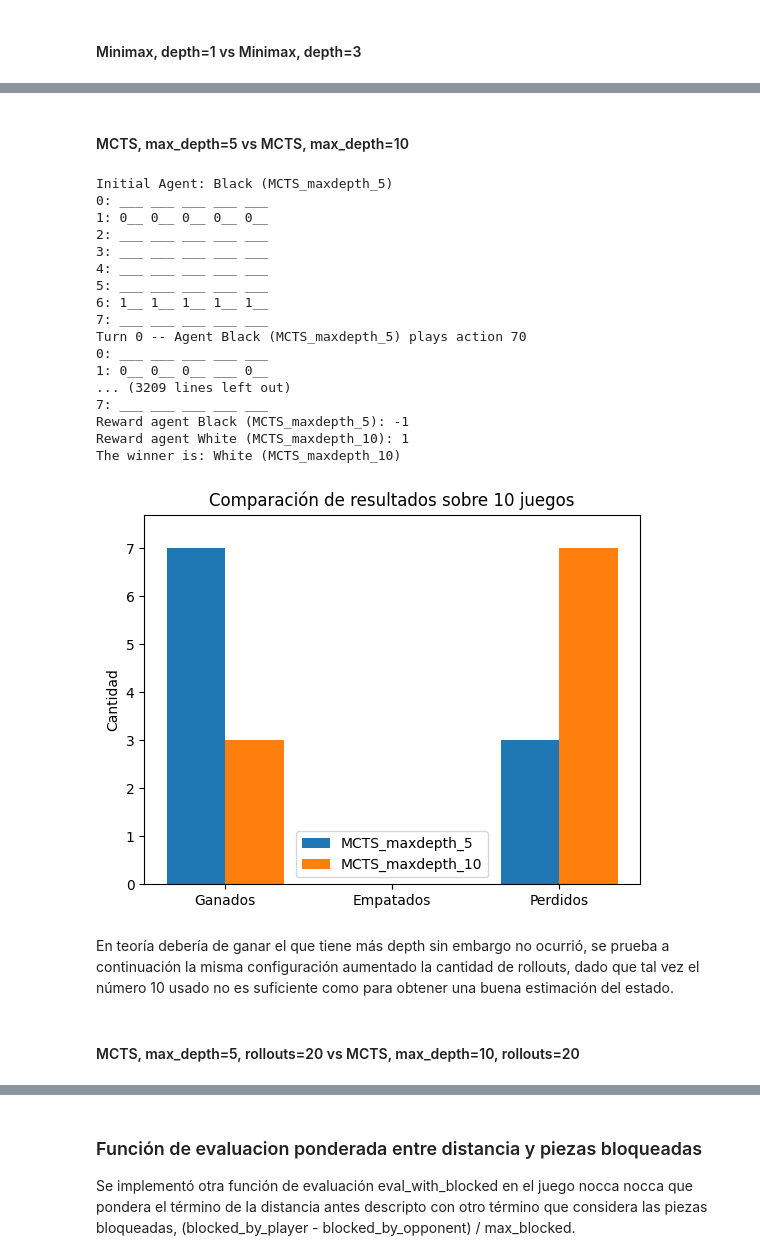
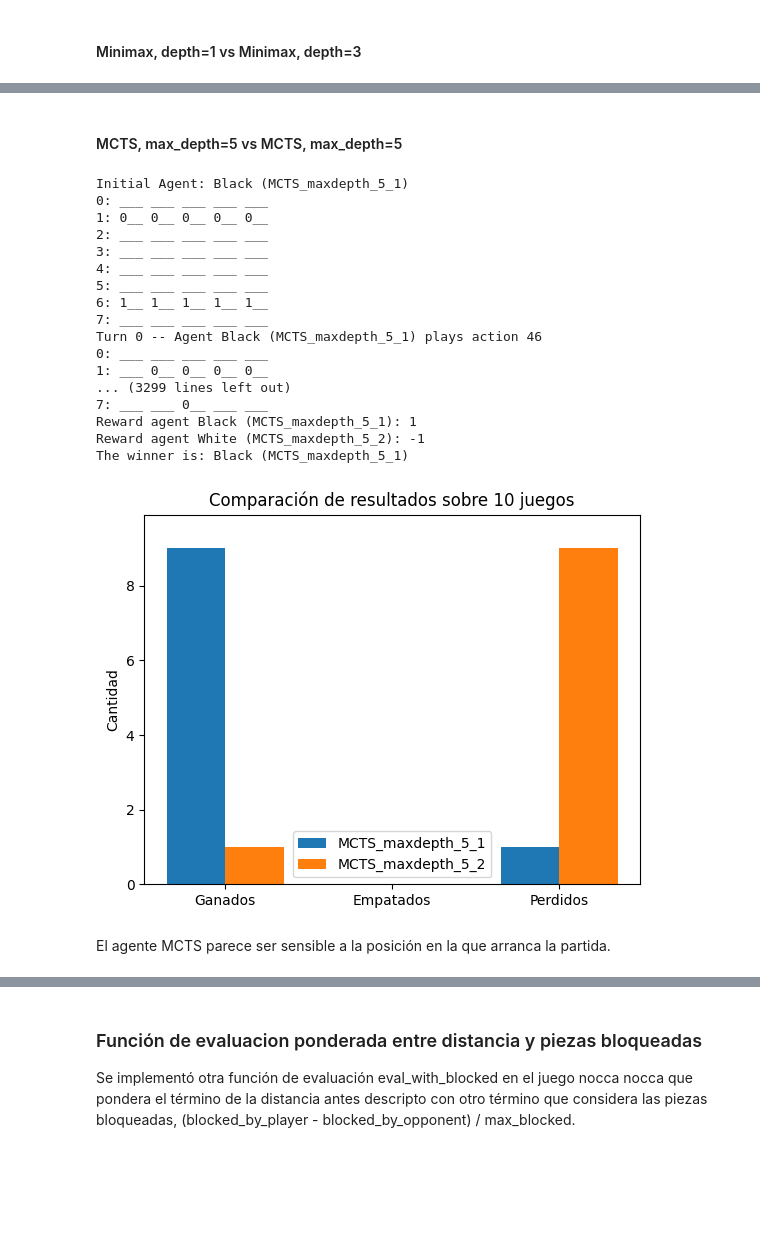
Before and after one commit to andscara/marl-obl2, a Jupyter notebook: Alternating Games/Nocca_Nocca.ipynb, the cells around one changed output, grey strips where cells are left out. Saved outputs shown, nothing was run; the diff lists cells and outputs as text; code cells hidden in the pictures; blank space fills up the shorter version.

```diff
--- a/Alternating Games/Nocca_Nocca.ipynb
+++ b/Alternating Games/Nocca_Nocca.ipynb
@@ -150,30 +150,28 @@ The winner is: White (MiniMax_depth_3)
 # %% [markdown]
-#### MCTS, max_depth=5 vs MCTS, max_depth=10
+#### MCTS, max_depth=5 vs MCTS, max_depth=5
 # %%
 Run(game, {
-    game.agents[0]: ("MCTS_maxdepth_5", MonteCarloTreeSearch(game=game, agent=game.agents[0], max_depth=5)),
-    game.agents[1]: ("MCTS_maxdepth_10", MonteCarloTreeSearch(game=game, agent=game.agents[1], max_depth=10)),
+    game.agents[0]: ("MCTS_maxdepth_5_1", MonteCarloTreeSearch(game=game, agent=game.agents[0], max_depth=5)),
+    game.agents[1]: ("MCTS_maxdepth_5_2", MonteCarloTreeSearch(game=game, agent=game.agents[1], max_depth=5)),
 })
 # %% [output]
-Initial Agent: Black (MCTS_maxdepth_5)
+Initial Agent: Black (MCTS_maxdepth_5_1)
 0: ___ ___ ___ ___ ___
 1: 0__ 0__ 0__ 0__ 0__
 2: ___ ___ ___ ___ ___
 3: ___ ___ ___ ___ ___
 4: ___ ___ ___ ___ ___
 5: ___ ___ ___ ___ ___
 6: 1__ 1__ 1__ 1__ 1__
 7: ___ ___ ___ ___ ___
-Turn 0 -- Agent Black (MCTS_maxdepth_5) plays action 70
+Turn 0 -- Agent Black (MCTS_maxdepth_5_1) plays action 46
 0: ___ ___ ___ ___ ___
-1: 0__ 0__ 0__ ___ 0__
-... (3209 lines left out)
-7: ___ ___ ___ ___ ___
-Reward agent Black (MCTS_maxdepth_5): -1
-Reward agent White (MCTS_maxdepth_10): 1
-The winner is: White (MCTS_maxdepth_10)
+1: ___ 0__ 0__ 0__ 0__
+... (3299 lines left out)
+7: ___ ___ 0__ ___ ___
+Reward agent Black (MCTS_maxdepth_5_1): 1
+Reward agent White (MCTS_maxdepth_5_2): -1
+The winner is: Black (MCTS_maxdepth_5_1)
-[figure, old version]
+[figure, new version]
 # %% [markdown]
-En teoría debería de ganar el que tiene más depth sin embargo no ocurrió, se prueba a continuación la misma configuración aumentado la cantidad de rollouts, dado que tal vez el número 10 usado no es suficiente como para obtener una buena estimación del estado.
+El agente MCTS parece ser sensible a la posición en la que arranca la partida.
-# %% [markdown]
-#### MCTS, max_depth=5, rollouts=20 vs MCTS, max_depth=10, rollouts=20
```
Also changed, not shown: parts of 18 cells of this notebook, 6 other files.
